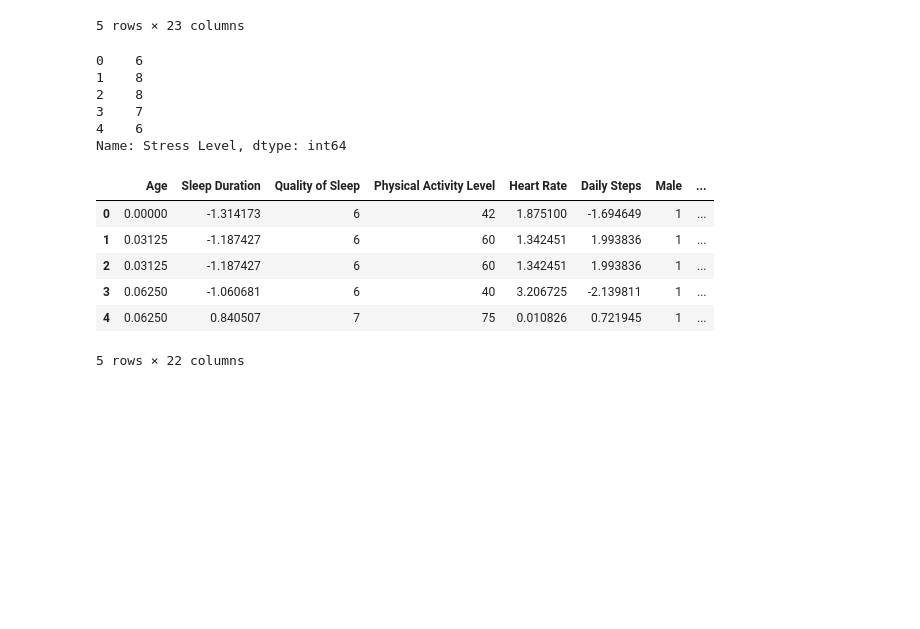
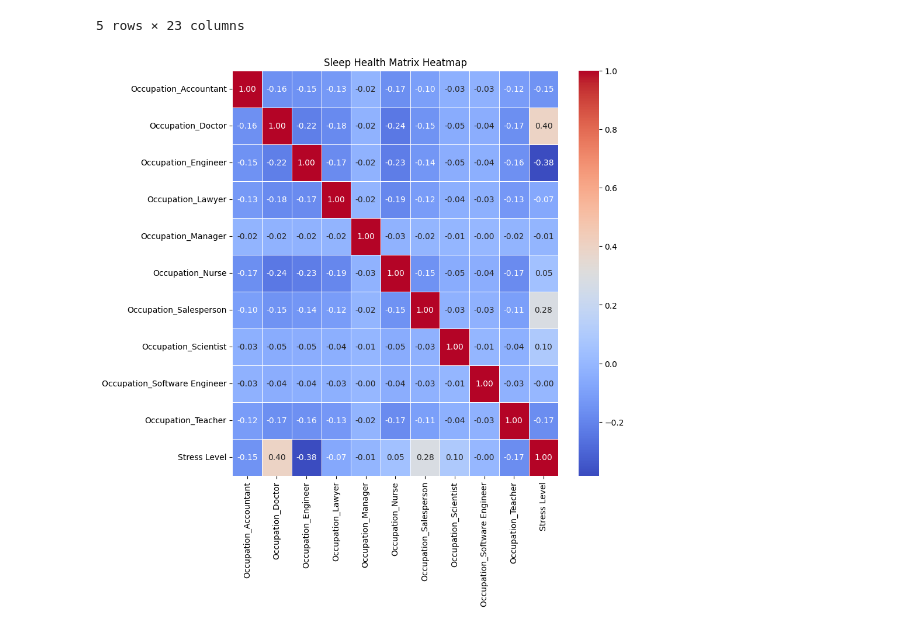
Before and after one commit to AdamKodithuwakku/eet24, a Jupyter notebook: Session 2/sleephealth.ipynb, the cells around one changed output. Saved outputs shown, nothing was run; the diff lists cells and outputs as text; code cells hidden in the pictures; blank space fills up the shorter version.

Commit message:
Update sleephealth

```diff
--- a/Session 2/sleephealth.ipynb
+++ b/Session 2/sleephealth.ipynb
@@ -233,22 +233,11 @@ occupation_encoded_df.head()
 # %%
 Y = occupation_encoded_df['Stress Level']
 X = occupation_encoded_df.drop(['Stress Level'], axis=1)
-# %%
-Y.head()
-# %% [output]
-0    6
-1    8
-2    8
-3    7
-4    6
-Name: Stress Level, dtype: int64
-# %%
-X.head()
-# %% [output]
-|  | Age | Sleep Duration | Quality of Sleep | Physical Activity Level | Heart Rate | Daily Steps | Male | ... |
-| 0 | 0.00000 | -1.314173 | 6 | 42 | 1.875100 | -1.694649 | 1 | ... |
-| 1 | 0.03125 | -1.187427 | 6 | 60 | 1.342451 | 1.993836 | 1 | ... |
-| 2 | 0.03125 | -1.187427 | 6 | 60 | 1.342451 | 1.993836 | 1 | ... |
-| 3 | 0.06250 | -1.060681 | 6 | 40 | 3.206725 | -2.139811 | 1 | ... |
-| 4 | 0.06250 | 0.840507 | 7 | 75 | 0.010826 | 0.721945 | 1 | ... |
-5 rows × 22 columns
+# %%
+corrdata = pd.concat([pd.DataFrame(occupation_encoded, columns=encoder.get_feature_names_out(['Occupation'])), Y.reset_index(drop=True)], axis=1).corr()
+plt.figure(figsize=(9, 9))
+sns.heatmap(corrdata, annot=True, cmap='coolwarm', fmt=".2f", linewidths=.5)
+plt.title('Sleep Health Matrix Heatmap')
+plt.show()
+# %% [output]
+[figure, added]
```
